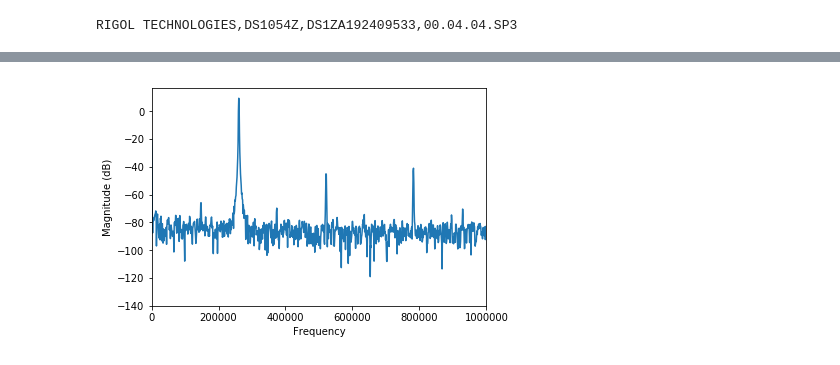
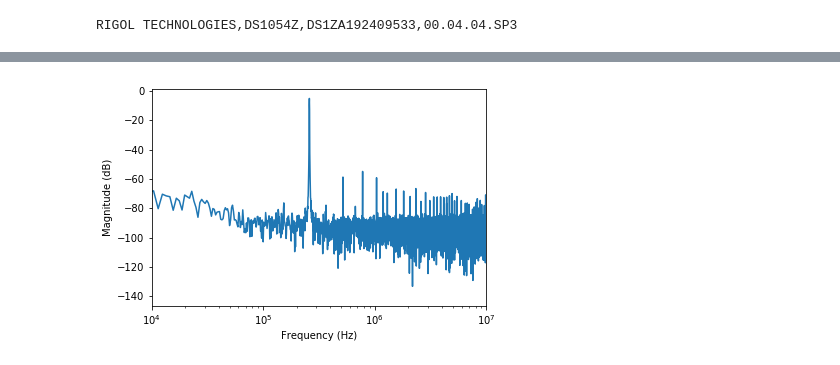
Before and after one commit to ericsims/INST-Drivers, a Jupyter notebook: Scope Capture.ipynb, the cells around one changed output, grey strips where cells are left out. Saved outputs shown, nothing was run; the diff lists cells and outputs as text; code cells hidden in the pictures.

```diff
--- a/Scope Capture.ipynb
+++ b/Scope Capture.ipynb
@@ -34,10 +40,15 @@ V2 = scope.get_waveform_samples(1,mode='MAX')
 Ts2 = scope.waveform_time_values
 scope.timebase_scale = scale
 scope.single()
-# %%
-plt.figure(1)
-plt.magnitude_spectrum(V2,Fs=1/(Ts2[1]-Ts2[0]),scale='dB')
-plt.xlim(0,1e6)
-plt.show()
-# %% [output]
-[figure, removed]
+# %%
+Fs=Fs=1/(Ts2[1]-Ts2[0])
+fig, ax = plt.subplots()
+ax.magnitude_spectrum(V2,Fs=Fs,scale='dB')
+formatter = EngFormatter(unit='Hz')
+ax.xaxis.set_major_formatter(formatter)
+ax.set_xscale('log')
+plt.xlim(1e4,1e7)
+plt.xlabel('Frequency (Hz)')
+plt.show()
+# %% [output]
+[figure, added]
```
Also changed, not shown: parts of 4 cells of this notebook.
